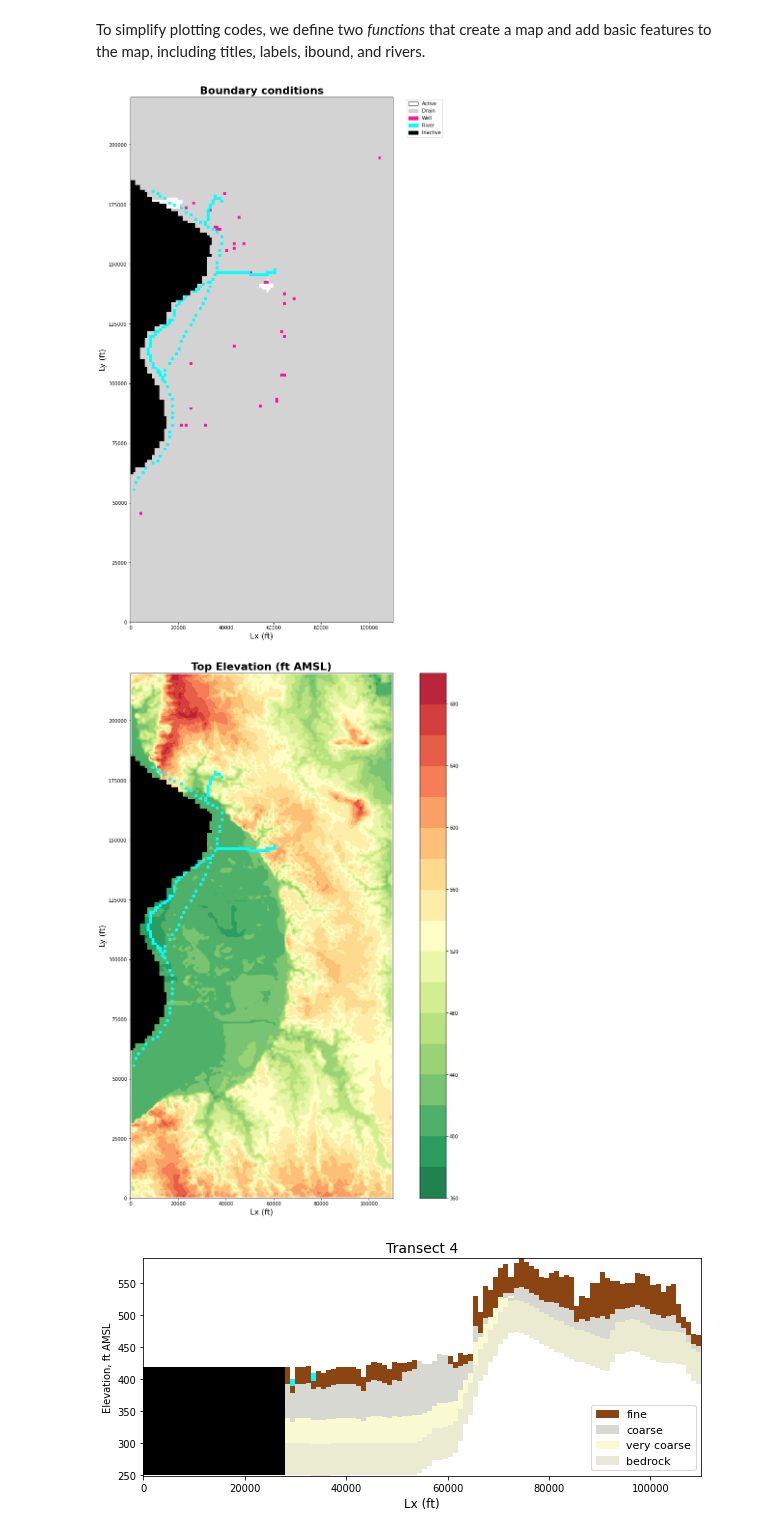
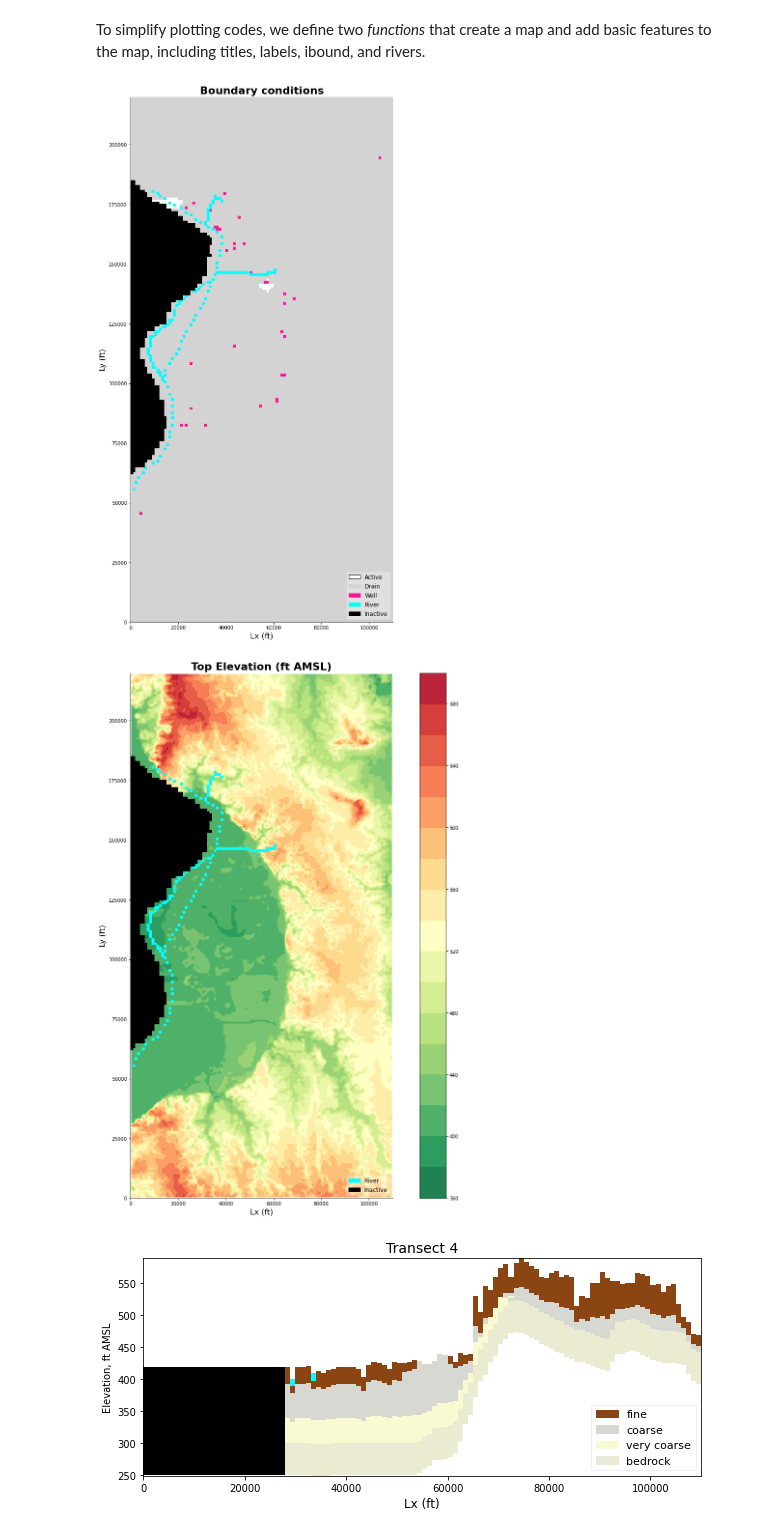
Before and after one commit to Firas-95/GEO572-Project-E.St.Louis, a Jupyter notebook: ESL_model_v3.0.ipynb, the cells around one changed output. Drawn from its saved outputs; the diff is of its cells as text; code cells hidden in the pictures.

```diff
--- a/ESL_model_v3.0.ipynb
+++ b/ESL_model_v3.0.ipynb
@@ -546,14 +547,19 @@ def newmap(title, figsize=(20,20), fontsize=16, titlesize=22):
   plt.ylabel('Ly (ft)', fontsize=fontsize)
   plt.title(title, fontsize=titlesize, fontweight='bold')
   model_map = flopy.plot.PlotMapView(model=m, layer=0)
-  # sns.despine() # remove map boundary
+  seaborn.despine() # remove map boundary
   return model_map
 
 
 """Function that add ibound and a river."""
-def add_ibound_riv():
+def add_ibound_riv(flag=0):
   modelmap.plot_bc(ftype='RIV', color='aqua')
   modelmap.plot_ibound()
+  if flag==1: # when flag=1, also add legend.
+    plt.legend(handles=[
+      mp.patches.Patch(color='aqua', label='River'),
+      mp.patches.Patch(color='black', label='Inactive')]
+      ,loc="lower right", framealpha=0.3, fontsize=12)
   return
 
 
@@ -565,31 +571,30 @@ X, Y = np.meshgrid(x, y)
 # %%
 """Plot boundary conditions"""
 modelmap = newmap("Boundary conditions")
 modelmap.plot_bc(ftype='DRN', color='lightgrey')
 modelmap.plot_bc(ftype='WEL', color='deeppink', plotAll=True)
-# Add labels and legend
+# Add legend
 plt.legend(handles=[
     mp.patches.Patch(color='white', label='Active', ec='black'),
     mp.patches.Patch(color='lightgrey', label='Drain'),
     mp.patches.Patch(color='deeppink', label='Well'),
-    mp.patches.Patch(color='cyan', label='River'),
-    mp.patches.Patch(color='black', label='Inactive')
-],
-           bbox_to_anchor=(1.2, 1.0))
+    mp.patches.Patch(color='aqua', label='River'),
+    mp.patches.Patch(color='black', label='Inactive')],
+    fontsize=12, loc="lower right", framealpha=0.3)
 add_ibound_riv() # add ibound and a river
 plt.show()
 # %% [output]
-[figure, old version]
+[figure, new version]
 # %%
 """Plot top elevation."""
 newmap('Top Elevation (ft AMSL)')
 modelmap = flopy.plot.map.PlotMapView(model=m, layer=0)
 # Create a color flood and add colorbar
 plt.colorbar(plt.contourf(X, Y, topgrid, 16, alpha=0.9, cmap=plt.cm.RdYlGn_r))
-add_ibound_riv() # add ibound and a river
+add_ibound_riv(1) # add ibound and a river
 plt.show()
 # %% [output]
-[figure, old version]
+[figure, new version]
 # %%
 """Plot the transects we are concerned about in milestone 1."""
 
```
Also changed, not shown: parts of 13 cells of this notebook.
